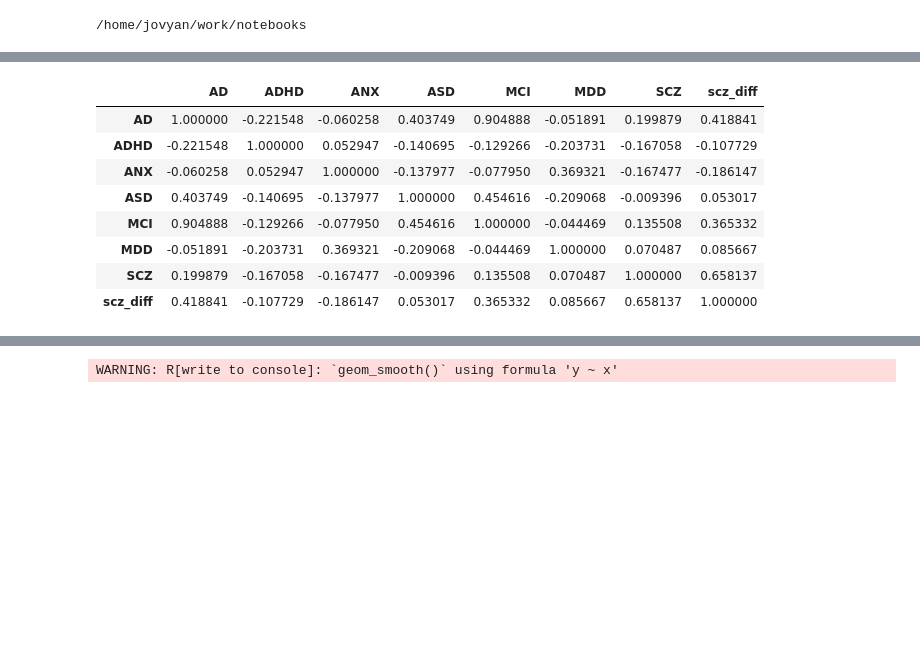
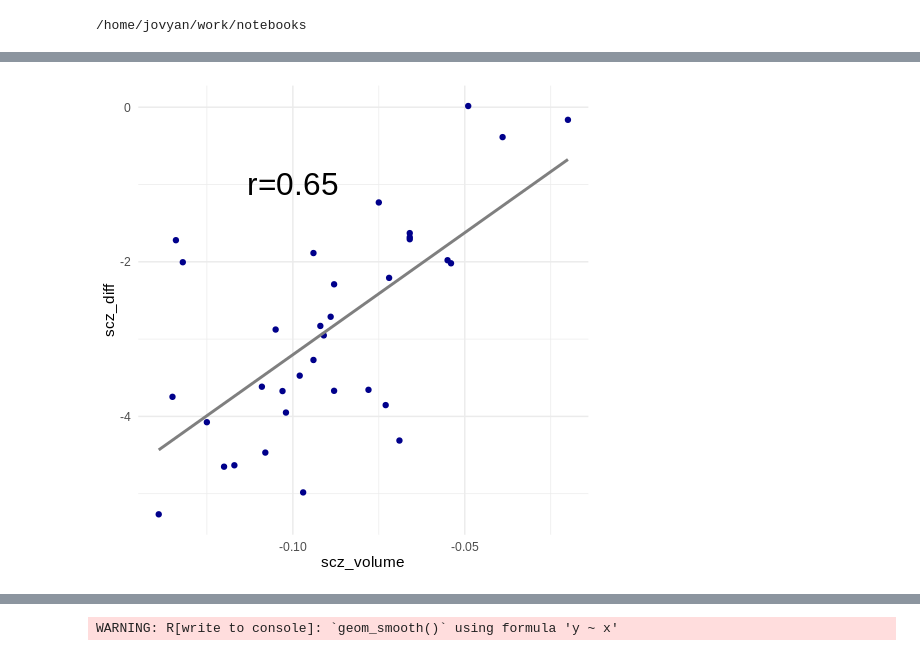
Before and after one commit to richardajdear/AHBA_gradients, a Jupyter notebook: notebooks/scz_gyral_sulcal.ipynb, the cells around one changed output, grey strips where cells are left out. Drawn from its saved outputs; the diff is of its cells as text; code cells hidden in the pictures; blank space fills up the shorter version.

```diff
--- a/notebooks/scz_gyral_sulcal.ipynb
+++ b/notebooks/scz_gyral_sulcal.ipynb
@@ -60,15 +57,16 @@ NameError: name 'scores_dk' is not defined
 # %%
-# get_labels_dk()
-# scz_diff_dk = pd.DataFrame({'scz_diff':g_dk}, index=get_labels_dk()[:34])
-# scz_diff_dk
+scz_diff_dk = pd.DataFrame({'scz_diff':g_dk}, index=get_labels_dk()[:34])
+scz_diff_dk
 get_disorder_maps().join(scz_diff_dk).corr()
+
+scz_diff_volume_scatter = get_disorder_maps()[['SCZ']].join(scz_diff_dk)
-# %% [output]
-|  | AD | ADHD | ANX | ASD | MCI | MDD | SCZ | scz_diff |
-| AD | 1.000000 | -0.221548 | -0.060258 | 0.403749 | 0.904888 | -0.051891 | 0.199879 | 0.418841 |
-| ADHD | -0.221548 | 1.000000 | 0.052947 | -0.140695 | -0.129266 | -0.203731 | -0.167058 | -0.107729 |
-| ANX | -0.060258 | 0.052947 | 1.000000 | -0.137977 | -0.077950 | 0.369321 | -0.167477 | -0.186147 |
-| ASD | 0.403749 | -0.140695 | -0.137977 | 1.000000 | 0.454616 | -0.209068 | -0.009396 | 0.053017 |
-| MCI | 0.904888 | -0.129266 | -0.077950 | 0.454616 | 1.000000 | -0.044469 | 0.135508 | 0.365332 |
-| MDD | -0.051891 | -0.203731 | 0.369321 | -0.209068 | -0.044469 | 1.000000 | 0.070487 | 0.085667 |
-| SCZ | 0.199879 | -0.167058 | -0.167477 | -0.009396 | 0.135508 | 0.070487 | 1.000000 | 0.658137 |
-| scz_diff | 0.418841 | -0.107729 | -0.186147 | 0.053017 | 0.365332 | 0.085667 | 0.658137 | 1.000000 |
+# %%
+%%R -i scz_diff_volume_scatter -w 5 -h 5 --units in -r 100
+scz_diff_volume_scatter %>%
+rename(scz_volume = SCZ) %>%
+ggplot(aes(scz_volume, scz_diff)) +
+geom_point(color='darkblue') +
+geom_smooth(method='lm', color='grey50', se=F) +
+annotate(x=-.1,y=-1,label='r=0.65', geom='text', size=8) +
+theme_minimal()
+# %% [output]
@@ -75 +74,2 @@ get_disorder_maps().join(scz_diff_dk).corr()
+[figure, added]
 # %%
```
Also changed, not shown: parts of 12 cells of this notebook, 17 other files.
